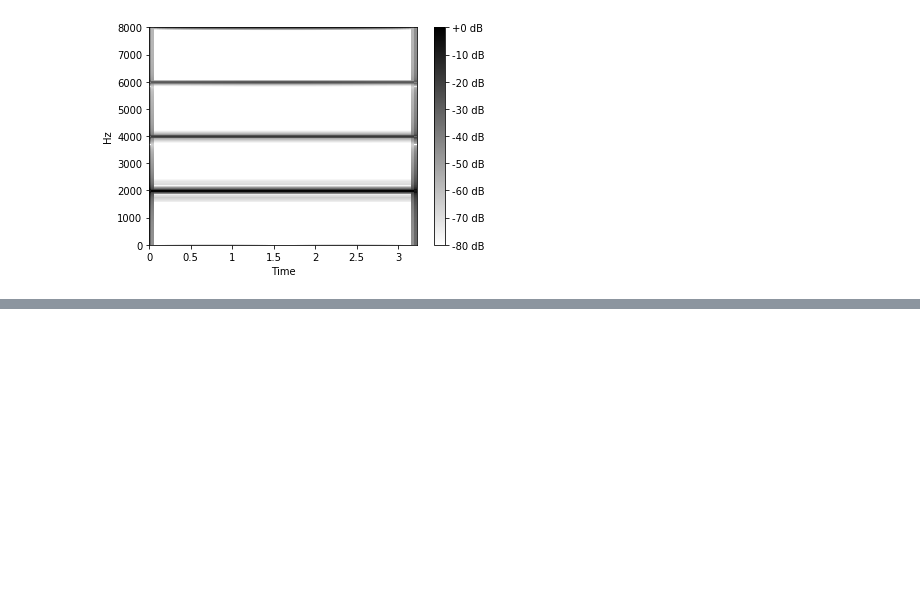
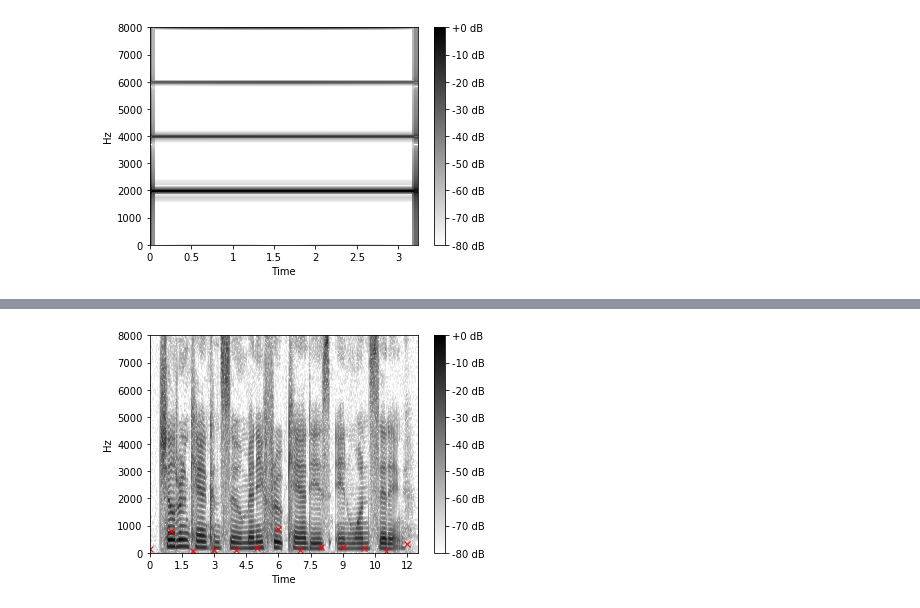
Before and after one commit to aagnone3/audio-sigproc-playground, a Jupyter notebook: f0_estimation.ipynb, the cells around one changed output, grey strips where cells are left out. Cells and saved outputs as stored; diff of their text form; code cells hidden in the pictures; blank space fills up the shorter version.

```diff
--- a/f0_estimation.ipynb
+++ b/f0_estimation.ipynb
@@ -122,0 +151,35 @@ ipd.Audio(x, rate=sr)
+# %%
+frames = frame(
+    x,
+    frame_length=win_length,
+    hop_length=hop_length
+)
+
+'''
+http://audition.ens.fr/adc/pdf/2002_JASA_YIN.pdf
+https://essentia.upf.edu/documentation/reference/std_PitchYin.html
+'''
+
+stft_frames = np.abs(stft(
+    x,
+    win_length=win_length,
+    hop_length=hop_length,
+    window='hanning',
+    n_fft=1024
+))
+
+f0_est = PitchYin(
+    interpolate=True,
+    sampleRate=sr,
+    minFrequency=20,
+    maxFrequency=int(fs/2.)
+)
+
+for i in range(stft_frames.shape[1]):
+    f0, confidence = f0_est(stft_frames[:, i])
+    if confidence > 0:
+        plt.plot(i, f0, color='r', marker='x')
+
+plot_spec(x, sr=sr, win_length=win_length, hop_length=hop_length)
+# %% [output]
+[figure, added]
```
Also changed, not shown: parts of 8 cells of this notebook.
